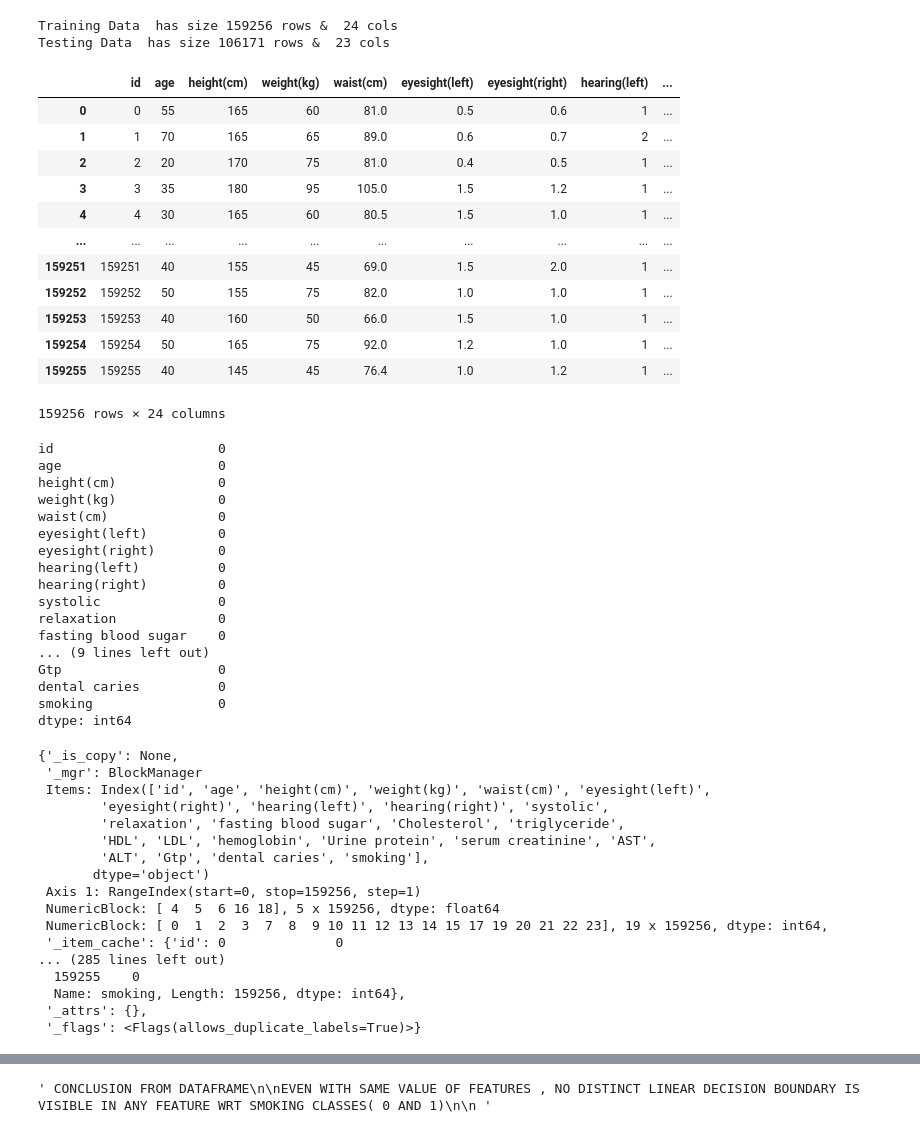
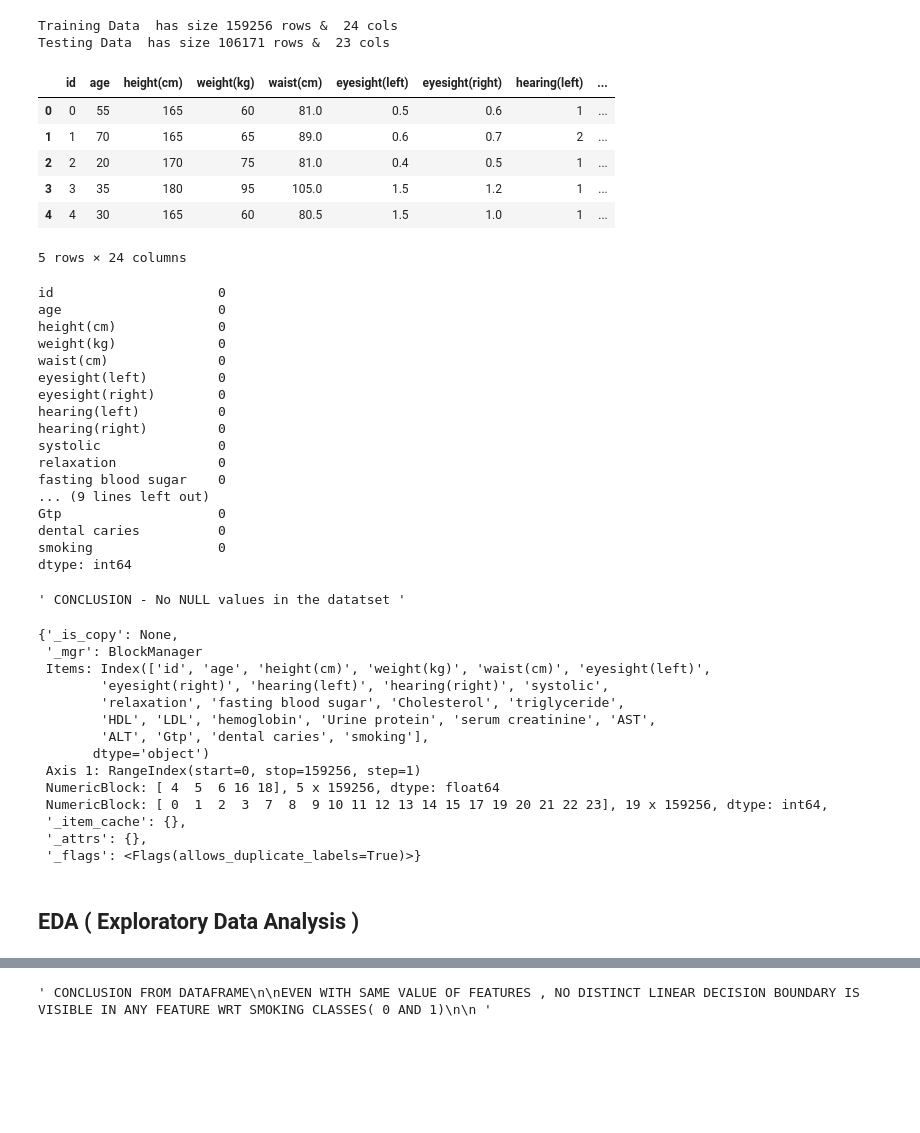
Before and after one commit to hecker1002/Smoke-Status-project, a Jupyter notebook: Smoke Status.ipynb, the cells around one changed output, grey strips where cells are left out. Drawn from its saved outputs; the diff is of its cells as text; code cells hidden in the pictures; blank space fills up the shorter version.

```diff
--- a/Smoke Status.ipynb
+++ b/Smoke Status.ipynb
@@ -31,8 +43,8 @@ def load_data(file) :
 # %% [markdown]
 ## Loading the Required Datasets
 # %%
-train_data  = pd.read_csv("train.csv")
-test_data = pd.read_csv("test.csv")
+train_data  = load_data("train.csv")
+test_data = load_data("test.csv")
 # %%
 print("Training Data  has size" , train_data
       .shape[0] , "rows & " , train_data.shape[1] , "cols")
@@ -41,42 +53,39 @@ print("Testing Data  has size" , test_data.shape[0] , "rows & " , test_data.shap
 Training Data  has size 159256 rows &  24 cols
 Testing Data  has size 106171 rows &  23 cols
 # %%
-train_data
+train_data.head()
 # %% [output]
 |  | id | age | height(cm) | weight(kg) | waist(cm) | eyesight(left) | eyesight(right) | hearing(left) | ... |
 | 0 | 0 | 55 | 165 | 60 | 81.0 | 0.5 | 0.6 | 1 | ... |
 | 1 | 1 | 70 | 165 | 65 | 89.0 | 0.6 | 0.7 | 2 | ... |
 | 2 | 2 | 20 | 170 | 75 | 81.0 | 0.4 | 0.5 | 1 | ... |
 | 3 | 3 | 35 | 180 | 95 | 105.0 | 1.5 | 1.2 | 1 | ... |
 | 4 | 4 | 30 | 165 | 60 | 80.5 | 1.5 | 1.0 | 1 | ... |
-| ... | ... | ... | ... | ... | ... | ... | ... | ... | ... |
-| 159251 | 159251 | 40 | 155 | 45 | 69.0 | 1.5 | 2.0 | 1 | ... |
-| 159252 | 159252 | 50 | 155 | 75 | 82.0 | 1.0 | 1.0 | 1 | ... |
-| 159253 | 159253 | 40 | 160 | 50 | 66.0 | 1.5 | 1.0 | 1 | ... |
-| 159254 | 159254 | 50 | 165 | 75 | 92.0 | 1.2 | 1.0 | 1 | ... |
-| 159255 | 159255 | 40 | 145 | 45 | 76.4 | 1.0 | 1.2 | 1 | ... |
-159256 rows × 24 columns
+5 rows × 24 columns
+# %%
+train_data.isnull().sum()
+# %% [output]
+id                     0
+age                    0
+height(cm)             0
+weight(kg)             0
+waist(cm)              0
+eyesight(left)         0
+eyesight(right)        0
+hearing(left)          0
+hearing(right)         0
+systolic               0
+relaxation             0
+fasting blood sugar    0
+... (9 lines left out)
+Gtp                    0
+dental caries          0
+smoking                0
+dtype: int64
 # %%
-train_data.isnull().sum()
 ''' CONCLUSION - No NULL values in the datatset '''
 # %% [output]
-id                     0
-age                    0
-height(cm)             0
-weight(kg)             0
-waist(cm)              0
-eyesight(left)         0
-eyesight(right)        0
-hearing(left)          0
-hearing(right)         0
-systolic               0
-relaxation             0
-fasting blood sugar    0
-... (9 lines left out)
-Gtp                    0
-dental caries          0
-smoking                0
-dtype: int64
+' CONCLUSION - No NULL values in the datatset '
 # %%
 train_data.__dict__
 # %% [output]
@@ -91,10 +100,9 @@ train_data.__dict__
  Axis 1: RangeIndex(start=0, stop=159256, step=1)
  NumericBlock: [ 4  5  6 16 18], 5 x 159256, dtype: float64
  NumericBlock: [ 0  1  2  3  7  8  9 10 11 12 13 14 15 17 19 20 21 22 23], 19 x 159256, dtype: int64,
- '_item_cache': {'id': 0              0
-... (285 lines left out)
-  159255    0
-  Name: smoking, Length: 159256, dtype: int64},
+ '_item_cache': {},
  '_attrs': {},
  '_flags': <Flags(allows_duplicate_labels=True)>}
+# %% [markdown]
+## EDA ( Exploratory Data Analysis )
 # %%
```
Also changed, not shown: parts of 36 cells of this notebook, 3 other files.
